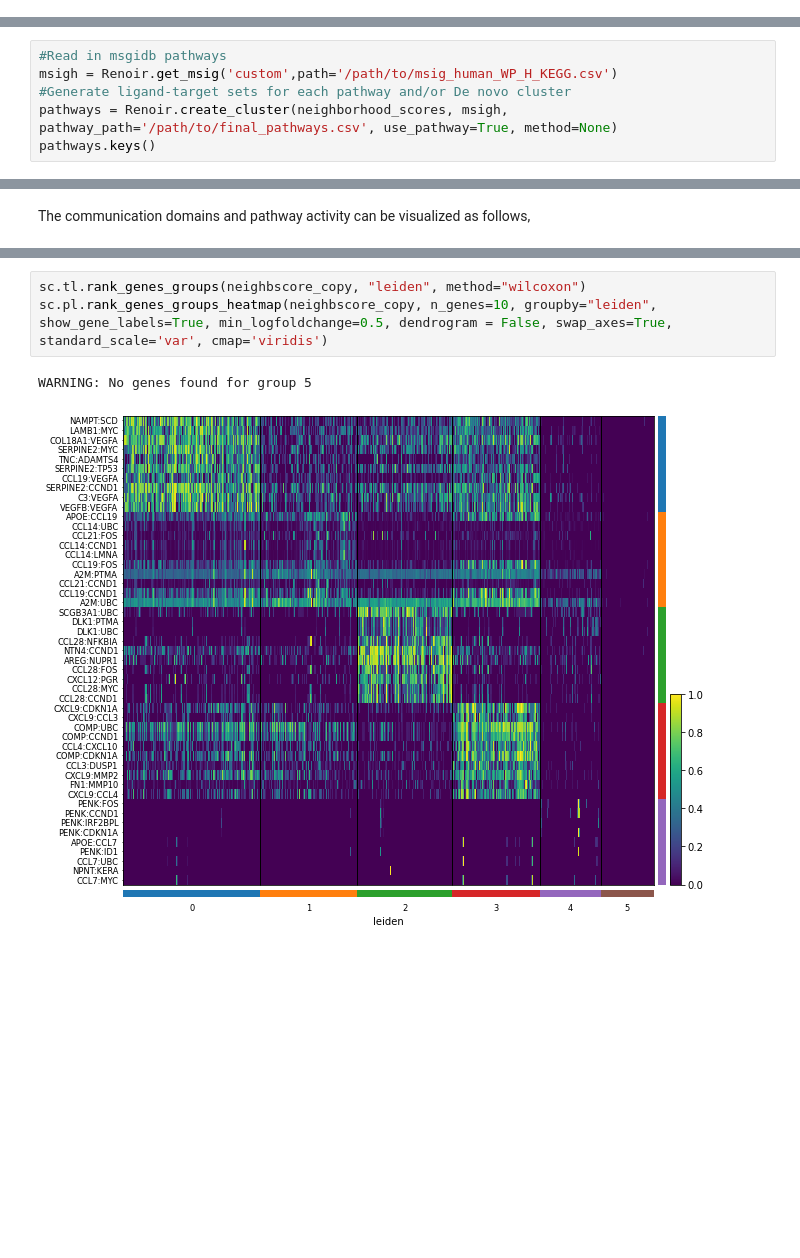
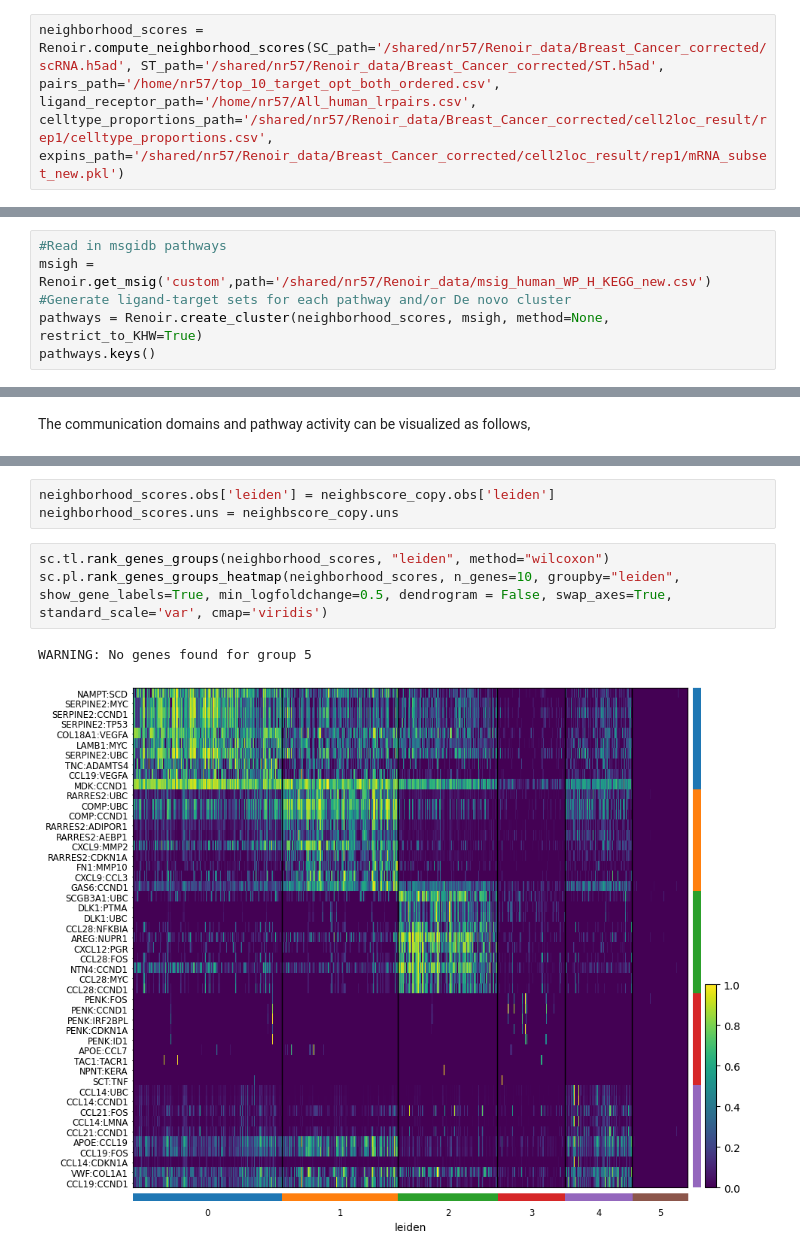
Before and after one commit to Zafar-Lab/Renoir, a Jupyter notebook: docs/source/notebooks/BC_tutorial.ipynb, the cells around one changed output, grey strips where cells are left out. Saved outputs shown, nothing was run; the diff lists cells and outputs as text; blank space fills up the shorter version.

Commit message:
Updated notebook with new Renoir formulation

```diff
--- a/docs/source/notebooks/BC_tutorial.ipynb
+++ b/docs/source/notebooks/BC_tutorial.ipynb
@@ -59,3 +17,5 @@ AnnData object with n_obs × n_vars = 1322 × 1683
+# %%
+neighborhood_scores = Renoir.compute_neighborhood_scores(SC_path='/shared/nr57/Renoir_data/Breast_Cancer_corrected/scRNA.h5ad', ST_path='/shared/nr57/Renoir_data/Breast_Cancer_corrected/ST.h5ad', pairs_path='/home/nr57/top_10_target_opt_both_ordered.csv', ligand_receptor_path='/home/nr57/All_human_lrpairs.csv', celltype_proportions_path='/shared/nr57/Renoir_data/Breast_Cancer_corrected/cell2loc_result/rep1/celltype_proportions.csv', expins_path='/shared/nr57/Renoir_data/Breast_Cancer_corrected/cell2loc_result/rep1/mRNA_subset_new.pkl')
 # %% [markdown]
 ### Downstream tasks
 
@@ -70,8 +30,8 @@ Specific pathway sets and De novo ligand-target clusters can be generated using
 > **Note**: pathways are to be provided in the format of a pandas dataframe with columns *'gs_name'*, *'gene_symbol'*
 # %%
 #Read in msgidb pathways
-msigh = Renoir.get_msig('custom',path='/path/to/msig_human_WP_H_KEGG.csv')
+msigh = Renoir.get_msig('custom',path='/shared/nr57/Renoir_data/msig_human_WP_H_KEGG_new.csv')
 #Generate ligand-target sets for each pathway and/or De novo cluster
-pathways = Renoir.create_cluster(neighborhood_scores, msigh, pathway_path='/path/to/final_pathways.csv', use_pathway=True, method=None)
+pathways = Renoir.create_cluster(neighborhood_scores, msigh, method=None, restrict_to_KHW=True)
 pathways.keys()
 # %% [output]
@@ -89,7 +52,10 @@ sc.pl.spatial(neighbscore_copy, img_key="hires", color=["leiden"], size=1.4, alp
+# %%
+neighborhood_scores.obs['leiden'] = neighbscore_copy.obs['leiden']
+neighborhood_scores.uns = neighbscore_copy.uns
 # %%
-sc.tl.rank_genes_groups(neighbscore_copy, "leiden", method="wilcoxon")
-sc.pl.rank_genes_groups_heatmap(neighbscore_copy, n_genes=10, groupby="leiden", show_gene_labels=True, min_logfoldchange=0.5, dendrogram = False, swap_axes=True, standard_scale='var', cmap='viridis')
+sc.tl.rank_genes_groups(neighborhood_scores, "leiden", method="wilcoxon")
+sc.pl.rank_genes_groups_heatmap(neighborhood_scores, n_genes=10, groupby="leiden", show_gene_labels=True, min_logfoldchange=0.5, dendrogram = False, swap_axes=True, standard_scale='var', cmap='viridis')
 # %% [output]
 WARNING: No genes found for group 5
-[figure, old version]
+[figure, new version]
 # %%
```
Also changed, not shown: parts of 12 cells of this notebook.
